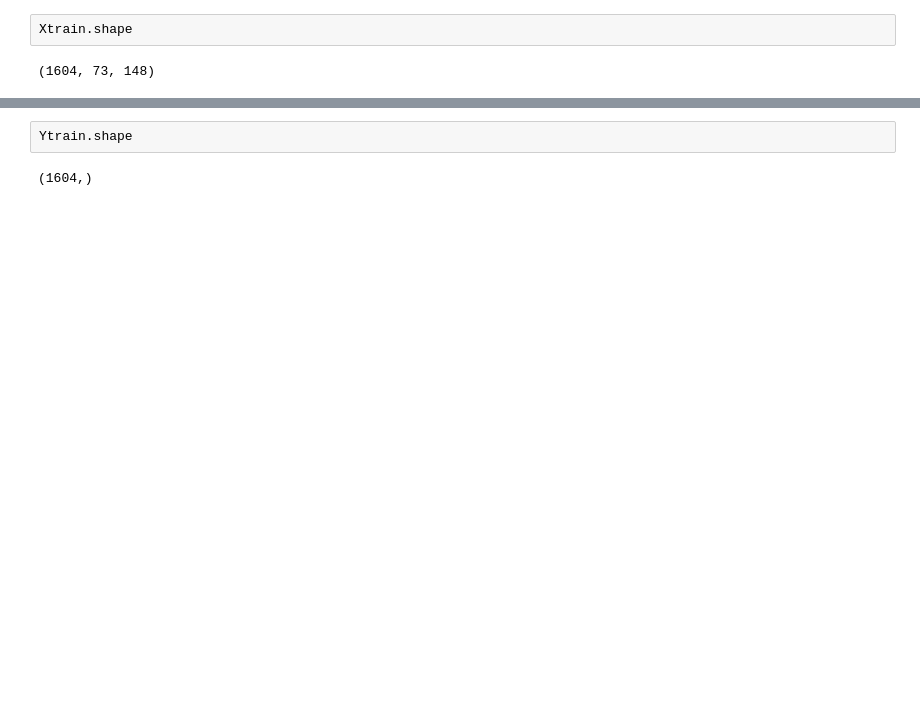
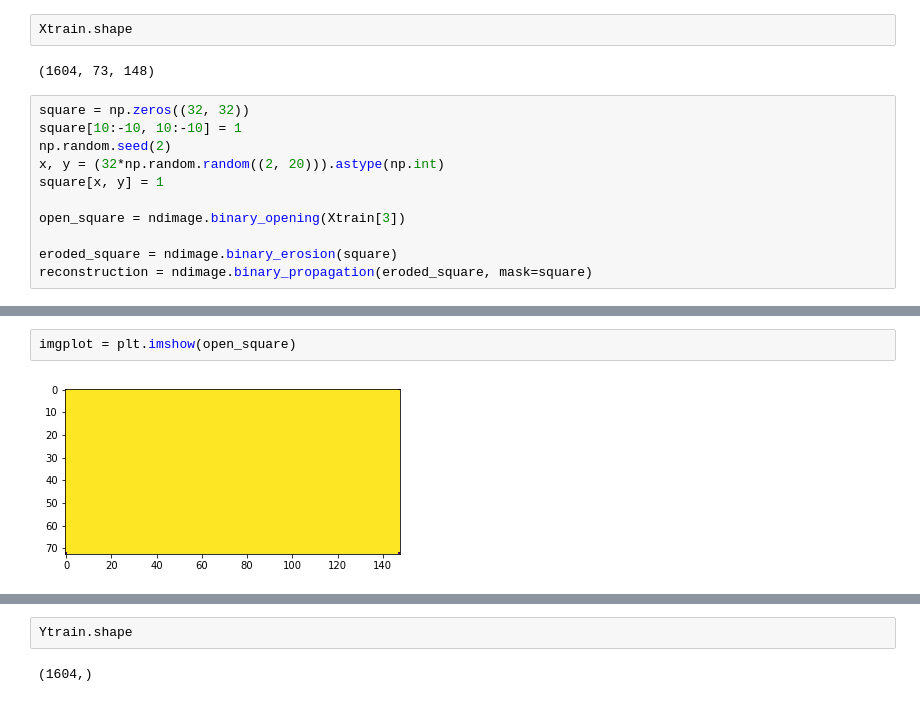
Before and after one commit to kailukowiak/DATA602_Final_Project, a Jupyter notebook: PlanningAndSandBox.ipynb, the cells around one changed output, grey strips where cells are left out. Cells and saved outputs as stored; diff of their text form; blank space fills up the shorter version.

```diff
--- a/PlanningAndSandBox.ipynb
+++ b/PlanningAndSandBox.ipynb
@@ -162,3 +128,14 @@ array([[[ 2.83655648,  4.22755992,  4.44901935, ..., -3.5214651 ,
 Xtrain.shape
 # %% [output]
 (1604, 73, 148)
+# %%
+square = np.zeros((32, 32))
+square[10:-10, 10:-10] = 1
+np.random.seed(2)
+x, y = (32*np.random.random((2, 20))).astype(np.int)
+square[x, y] = 1
+
+open_square = ndimage.binary_opening(Xtrain[3])
+
+eroded_square = ndimage.binary_erosion(square)
+reconstruction = ndimage.binary_propagation(eroded_square, mask=square)
@@ -164,0 +155,4 @@ Xtrain.shape
+# %%
+imgplot = plt.imshow(open_square)
+# %% [output]
+[figure, added]
```
Also changed, not shown: parts of 39 cells of this notebook.
